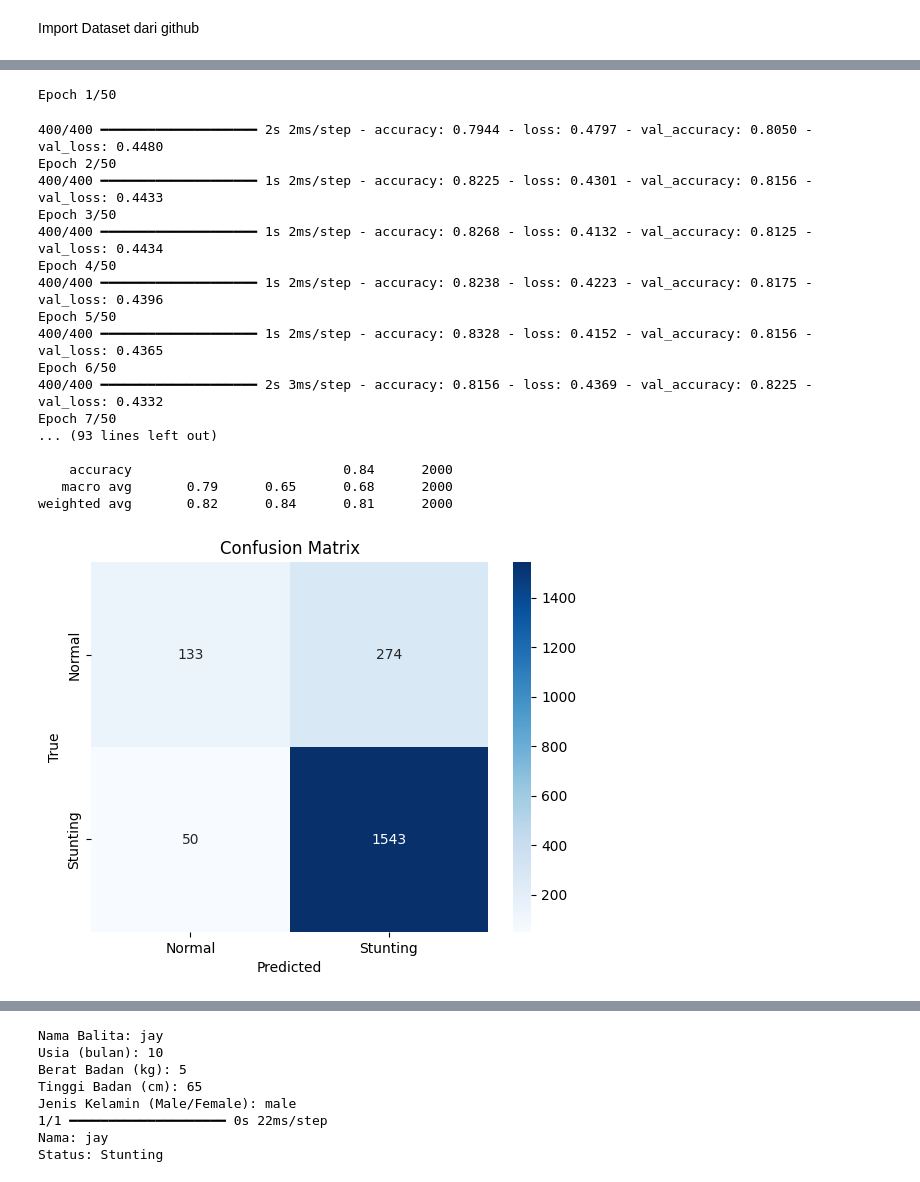
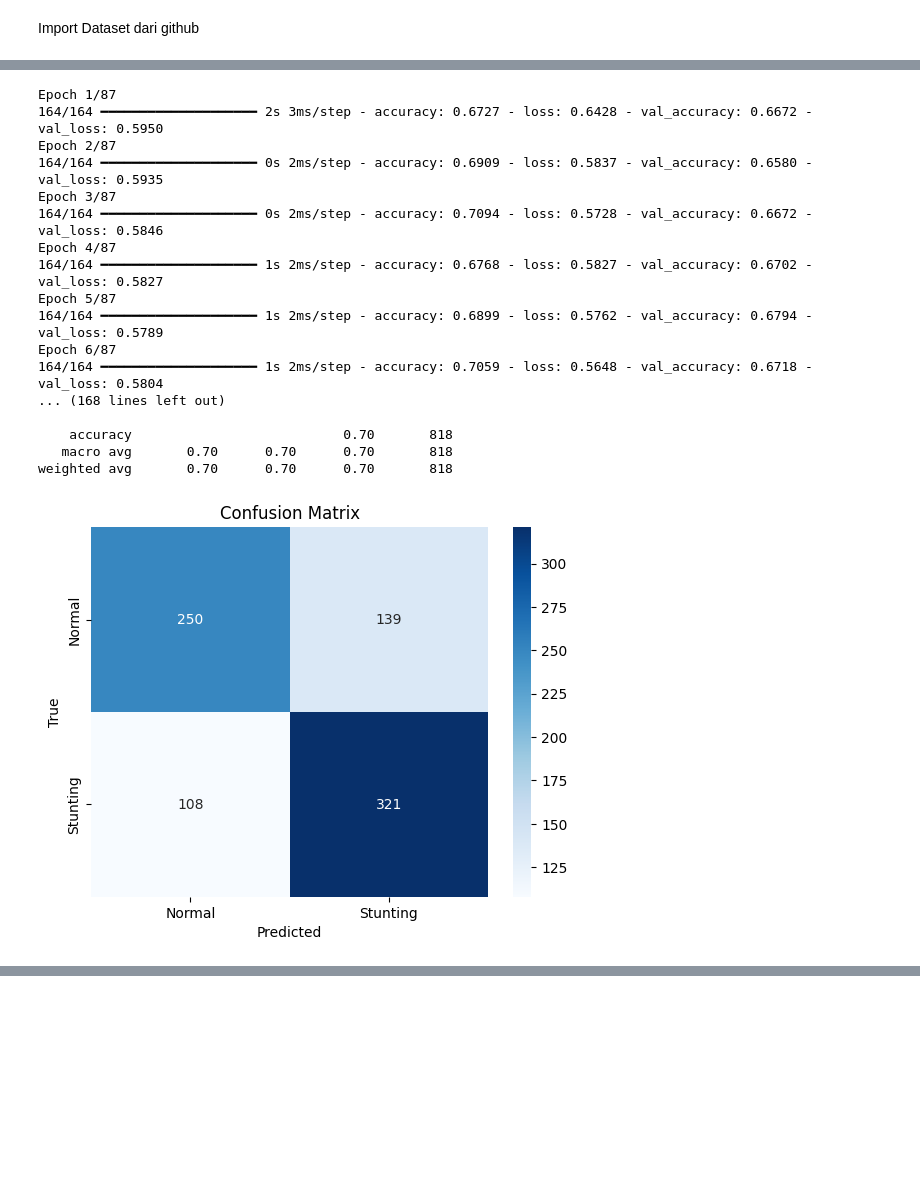
Before and after one commit to DenisKai7/GroUp, a Jupyter notebook: GroUp_stunting.ipynb, the cells around one changed output, grey strips where cells are left out. Saved outputs shown, nothing was run; the diff lists cells and outputs as text; code cells hidden in the pictures; blank space fills up the shorter version.

```diff
--- a/GroUp_stunting.ipynb
+++ b/GroUp_stunting.ipynb
@@ -30,25 +24,32 @@ from sklearn.model_selection import train_test_split
 from sklearn.preprocessing import StandardScaler
 from sklearn.metrics import classification_report, confusion_matrix
 import seaborn as sns
+from sklearn.utils import resample
 
 # Load Data
 data = pd.read_csv("/content/GroUp/Stunting_Dataset.csv")
 data['Stunting'] = data['Stunting'].apply(lambda x: 1 if x == 'Yes' else 0)
+data_stunting = data[data['Stunting'] == 1]
+data_normal = data[data['Stunting'] == 0]
 
-# Features and Target
+if len(data_stunting) > len(data_normal):
+    data_stunting = resample(data_stunting, replace=False, n_samples=len(data_normal), random_state=42)
+else:
+    data_normal = resample(data_normal, replace=False, n_samples=len(data_stunting), random_state=42)
+
+data_balanced = pd.concat([data_stunting, data_normal])
+data = data_balanced
+
 X = data[['Age', 'Body Weight', 'Body Length', 'Gender']].copy()
-X['Gender'] = X['Gender'].apply(lambda x: 1 if x == 'Male' else 0)
+X['Gender'] = X['Gender'].apply(lambda x: 1 if x.lower() == 'male' else 0)
 y = data['Stunting']
 
-# Split Data
 X_train, X_test, y_train, y_test = train_test_split(X, y, test_size=0.2, random_state=42)
 
-# Normalize Data
 scaler = StandardScaler()
 X_train_scaled = scaler.fit_transform(X_train)
 X_test_scaled = scaler.transform(X_test)
 
-# Build Model
 model = Sequential([
     Dense(64, activation='relu', input_shape=(X_train_scaled.shape[1],)),
     Dense(32, activation='relu'),
@@ -57,20 +58,14 @@ model = Sequential([
 
 model.compile(optimizer='adam', loss='binary_crossentropy', metrics=['accuracy'])
 
-# Train Model
-history = model.fit(X_train_scaled, y_train, validation_split=0.2, epochs=50, batch_size=16, verbose=1)
+history = model.fit(X_train_scaled, y_train, validation_split=0.2, epochs=87, batch_size=16, verbose=1)
 
-# Evaluate Model
 test_loss, test_acc = model.evaluate(X_test_scaled, y_test, verbose=0)
 print(f"Test Accuracy: {test_acc:.2f}")
 
-# Predictions
 y_pred = (model.predict(X_test_scaled) > 0.5).astype(int)
-
-# Classification Report
 print(classification_report(y_test, y_pred))
 
-# Confusion Matrix
 conf_matrix = confusion_matrix(y_test, y_pred)
 sns.heatmap(conf_matrix, annot=True, fmt='d', cmap='Blues', xticklabels=['Normal', 'Stunting'], yticklabels=['Normal', 'Stunting'])
 plt.xlabel('Predicted')
@@ -78,7 +73,6 @@ plt.ylabel('True')
 plt.title('Confusion Matrix')
 plt.show()
 
-# Loss and Accuracy Visualization
 plt.figure(figsize=(14, 5))
 plt.subplot(1, 2, 1)
 plt.plot(history.history['loss'], label='Train Loss')
@@ -86,53 +80,48 @@ plt.plot(history.history['val_loss'], label='Validation Loss')
 plt.xlabel('Epochs')
 plt.ylabel('Loss')
 plt.legend()
 plt.title('Loss Over Epochs')
 
 plt.subplot(1, 2, 2)
 plt.plot(history.history['accuracy'], label='Train Accuracy')
 plt.plot(history.history['val_accuracy'], label='Validation Accuracy')
 plt.xlabel('Epochs')
 plt.ylabel('Accuracy')
 plt.legend()
 plt.title('Accuracy Over Epochs')
-
 plt.show()
 
-
-# Application Interface
 def predict_stunting(age, weight, height, gender):
     gender = 1 if gender.lower() == 'male' else 0
     input_data = scaler.transform([[age, weight, height, gender]])
     prediction = model.predict(input_data)
     status = 'Stunting' if prediction > 0.7 else 'Normal'
     return status
-
 
 name = input("Nama Balita: ")
 age = int(input("Usia (bulan): "))
 weight = float(input("Berat Badan (kg): "))
 height = float(input("Tinggi Badan (cm): "))
 gender = input("Jenis Kelamin (Male/Female): ")
 
 status = predict_stunting(age, weight, height, gender)
 print(f"Nama: {name}\nStatus: {status}")
 # %% [output]
-Epoch 1/50
+Epoch 1/87
+164/164 ━━━━━━━━━━━━━━━━━━━━ 2s 3ms/step - accuracy: 0.6727 - loss: 0.6428 - val_accuracy: 0.6672 - val_loss: 0.5950
+Epoch 2/87
+164/164 ━━━━━━━━━━━━━━━━━━━━ 0s 2ms/step - accuracy: 0.6909 - loss: 0.5837 - val_accuracy: 0.6580 - val_loss: 0.5935
+Epoch 3/87
+164/164 ━━━━━━━━━━━━━━━━━━━━ 0s 2ms/step - accuracy: 0.7094 - loss: 0.5728 - val_accuracy: 0.6672 - val_loss: 0.5846
+Epoch 4/87
+164/164 ━━━━━━━━━━━━━━━━━━━━ 1s 2ms/step - accuracy: 0.6768 - loss: 0.5827 - val_accuracy: 0.6702 - val_loss: 0.5827
+Epoch 5/87
+164/164 ━━━━━━━━━━━━━━━━━━━━ 1s 2ms/step - accuracy: 0.6899 - loss: 0.5762 - val_accuracy: 0.6794 - val_loss: 0.5789
+Epoch 6/87
+164/164 ━━━━━━━━━━━━━━━━━━━━ 1s 2ms/step - accuracy: 0.7059 - loss: 0.5648 - val_accuracy: 0.6718 - val_loss: 0.5804
+... (168 lines left out)
+
+    accuracy                           0.70       818
+   macro avg       0.70      0.70      0.70       818
+weighted avg       0.70      0.70      0.70       818
-400/400 ━━━━━━━━━━━━━━━━━━━━ 2s 2ms/step - accuracy: 0.7944 - loss: 0.4797 - val_accuracy: 0.8050 - val_loss: 0.4480
-Epoch 2/50
-400/400 ━━━━━━━━━━━━━━━━━━━━ 1s 2ms/step - accuracy: 0.8225 - loss: 0.4301 - val_accuracy: 0.8156 - val_loss: 0.4433
-Epoch 3/50
-400/400 ━━━━━━━━━━━━━━━━━━━━ 1s 2ms/step - accuracy: 0.8268 - loss: 0.4132 - val_accuracy: 0.8125 - val_loss: 0.4434
-Epoch 4/50
-400/400 ━━━━━━━━━━━━━━━━━━━━ 1s 2ms/step - accuracy: 0.8238 - loss: 0.4223 - val_accuracy: 0.8175 - val_loss: 0.4396
-Epoch 5/50
-400/400 ━━━━━━━━━━━━━━━━━━━━ 1s 2ms/step - accuracy: 0.8328 - loss: 0.4152 - val_accuracy: 0.8156 - val_loss: 0.4365
-Epoch 6/50
-400/400 ━━━━━━━━━━━━━━━━━━━━ 2s 3ms/step - accuracy: 0.8156 - loss: 0.4369 - val_accuracy: 0.8225 - val_loss: 0.4332
-Epoch 7/50
-... (93 lines left out)
-
-    accuracy                           0.84      2000
-   macro avg       0.79      0.65      0.68      2000
-weighted avg       0.82      0.84      0.81      2000
-[figure, old version]
+[figure, new version]
@@ -140,8 +128,0 @@ weighted avg       0.82      0.84      0.81      2000
-Nama Balita: jay
-Usia (bulan): 10
-Berat Badan (kg): 5
-Tinggi Badan (cm): 65
-Jenis Kelamin (Male/Female): male
-1/1 ━━━━━━━━━━━━━━━━━━━━ 0s 22ms/step
-Nama: jay
-Status: Stunting
```
Also changed, not shown: parts of 8 cells of this notebook.
